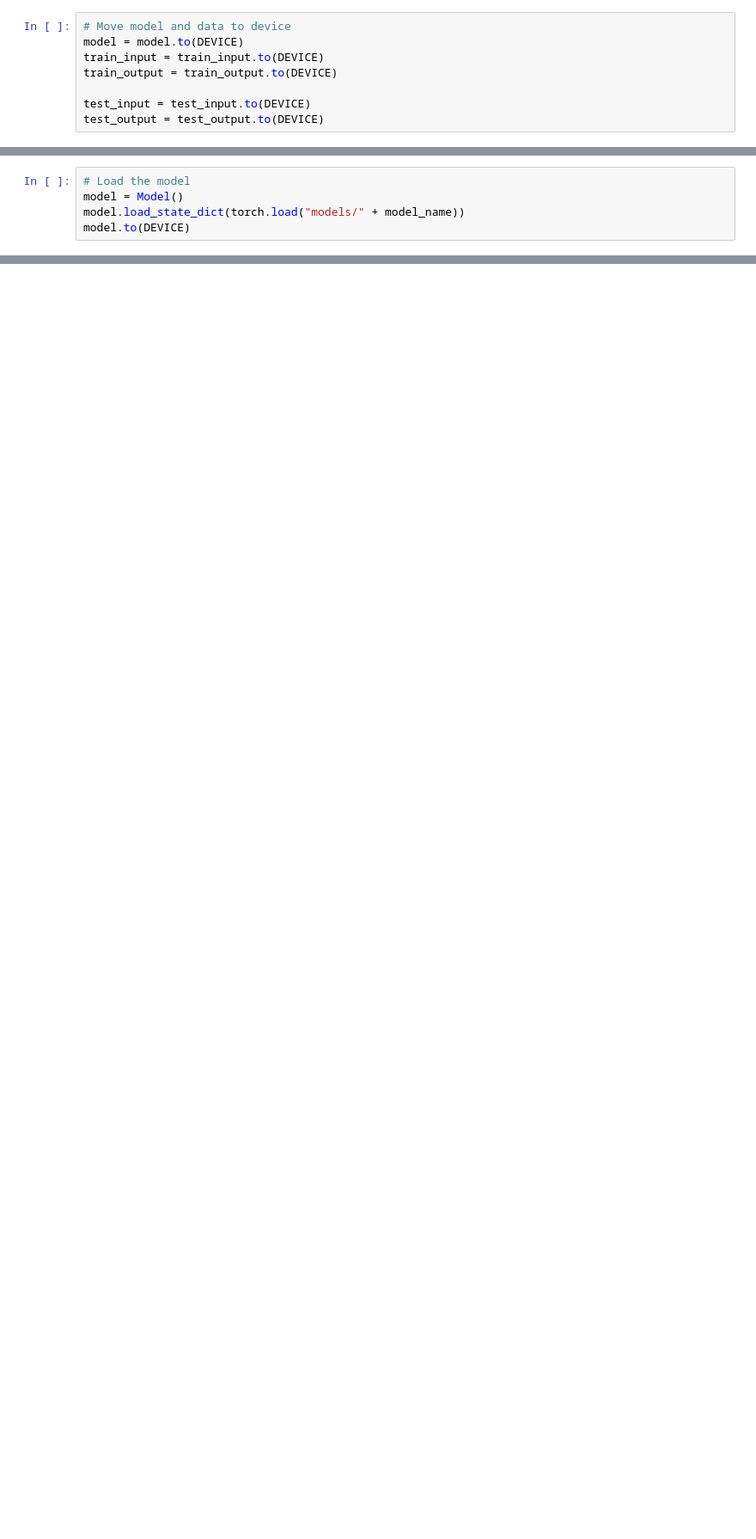
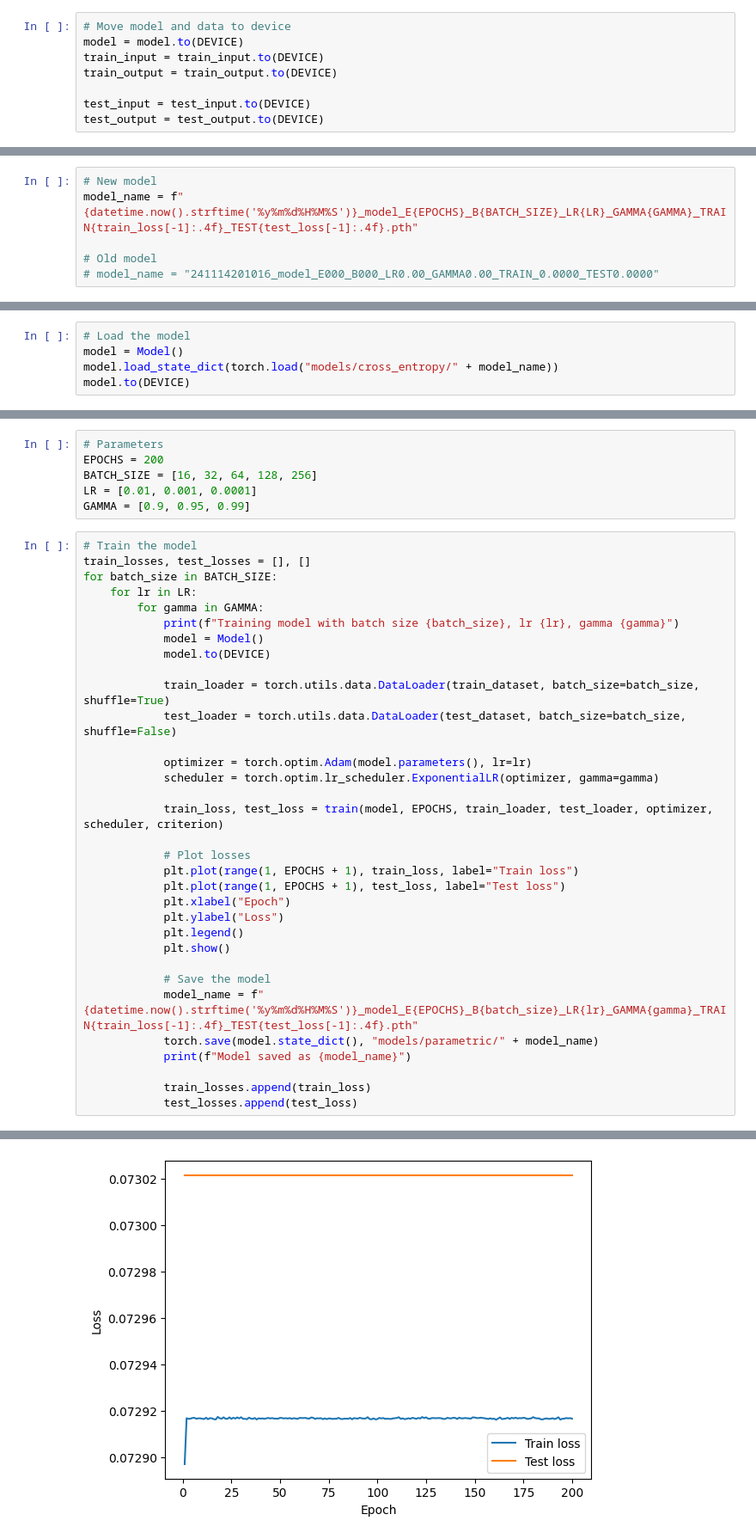
Before and after one commit to EthanSchmitt7/AAI521-final-project, a Jupyter notebook: model.ipynb, the cells around one changed output, grey strips where cells are left out. Shown at 86% size. Cells and saved outputs as stored; diff of their text form; blank space fills up the shorter version.

```diff
--- a/model.ipynb
+++ b/model.ipynb
@@ -259,2 +286,8 @@ model_name = f"model_{epochs}epochs_{train_losses[-1]:.4f}train_loss_{test_losse
+# %%
+# New model
+model_name = f"{datetime.now().strftime('%y%m%d%H%M%S')}_model_E{EPOCHS}_B{BATCH_SIZE}_LR{LR}_GAMMA{GAMMA}_TRAIN{train_loss[-1]:.4f}_TEST{test_loss[-1]:.4f}.pth"
+
+# Old model
+# model_name = "241114201016_model_E000_B000_LR0.00_GAMMA0.00_TRAIN_0.0000_TEST0.0000"
 # %%
 # Save the model
@@ -262,5 +298,5 @@ torch.save(model.state_dict(), "models/" + model_name)
 # %%
 # Load the model
 model = Model()
-model.load_state_dict(torch.load("models/" + model_name))
+model.load_state_dict(torch.load("models/cross_entropy/" + model_name))
 model.to(DEVICE)
@@ -266,0 +322,40 @@ model.to(DEVICE)
+# %%
+# Parameters
+EPOCHS = 200
+BATCH_SIZE = [16, 32, 64, 128, 256]
+LR = [0.01, 0.001, 0.0001]
+GAMMA = [0.9, 0.95, 0.99]
+# %%
+# Train the model
+train_losses, test_losses = [], []
+for batch_size in BATCH_SIZE:
+    for lr in LR:
+        for gamma in GAMMA:
+            print(f"Training model with batch size {batch_size}, lr {lr}, gamma {gamma}")
+            model = Model()
+            model.to(DEVICE)
+
+            train_loader = torch.utils.data.DataLoader(train_dataset, batch_size=batch_size, shuffle=True)
+            test_loader = torch.utils.data.DataLoader(test_dataset, batch_size=batch_size, shuffle=False)
+
+            optimizer = torch.optim.Adam(model.parameters(), lr=lr)
+            scheduler = torch.optim.lr_scheduler.ExponentialLR(optimizer, gamma=gamma)
+
+            train_loss, test_loss = train(model, EPOCHS, train_loader, test_loader, optimizer, scheduler, criterion)
+
+            # Plot losses
+            plt.plot(range(1, EPOCHS + 1), train_loss, label="Train loss")
+            plt.plot(range(1, EPOCHS + 1), test_loss, label="Test loss")
+            plt.xlabel("Epoch")
+            plt.ylabel("Loss")
+            plt.legend()
+            plt.show()
+
+            # Save the model
+            model_name = f"{datetime.now().strftime('%y%m%d%H%M%S')}_model_E{EPOCHS}_B{batch_size}_LR{lr}_GAMMA{gamma}_TRAIN{train_loss[-1]:.4f}_TEST{test_loss[-1]:.4f}.pth"
+            torch.save(model.state_dict(), "models/parametric/" + model_name)
+            print(f"Model saved as {model_name}")
+
+            train_losses.append(train_loss)
+            test_losses.append(test_loss)
+# %% [output]
@@ -266,0 +379 @@ model.to(DEVICE)
+[figure, added]
```
Also changed, not shown: parts of 32 cells of this notebook.
